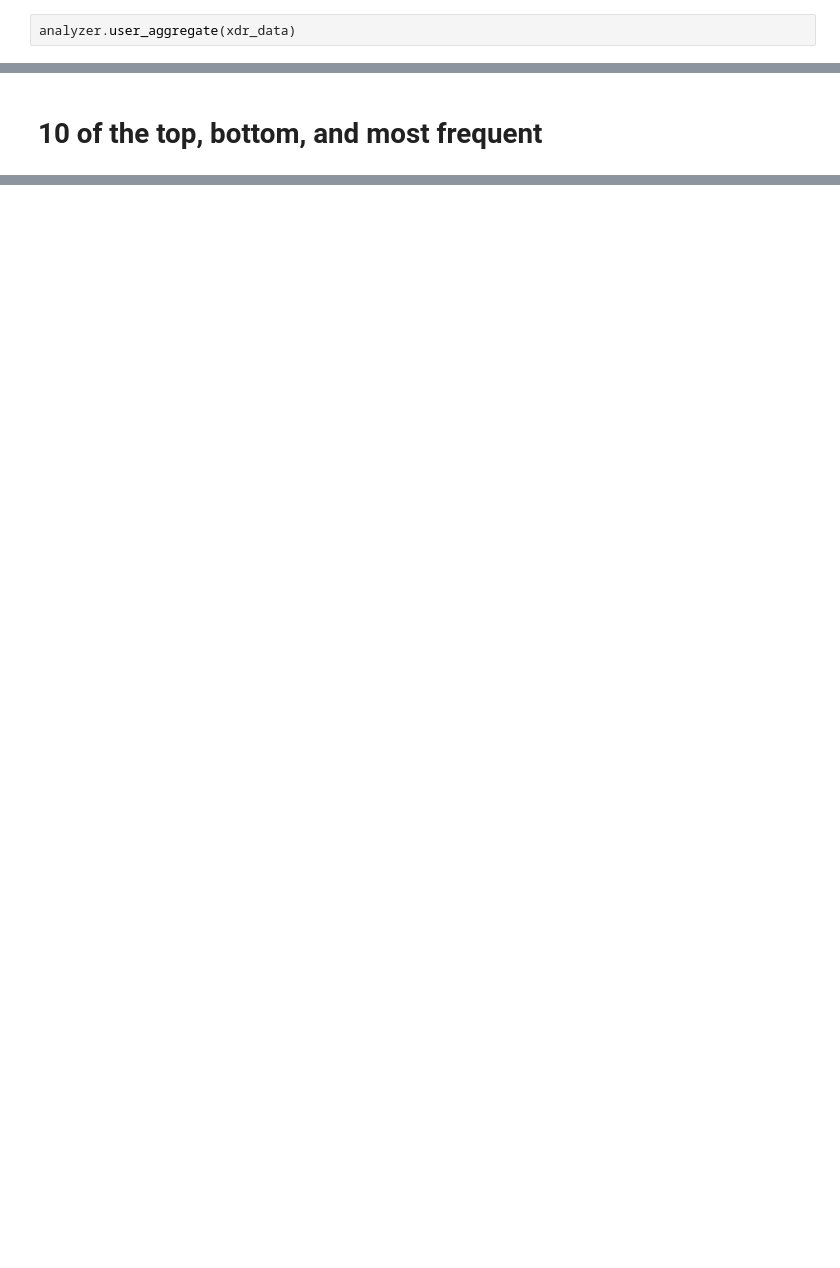
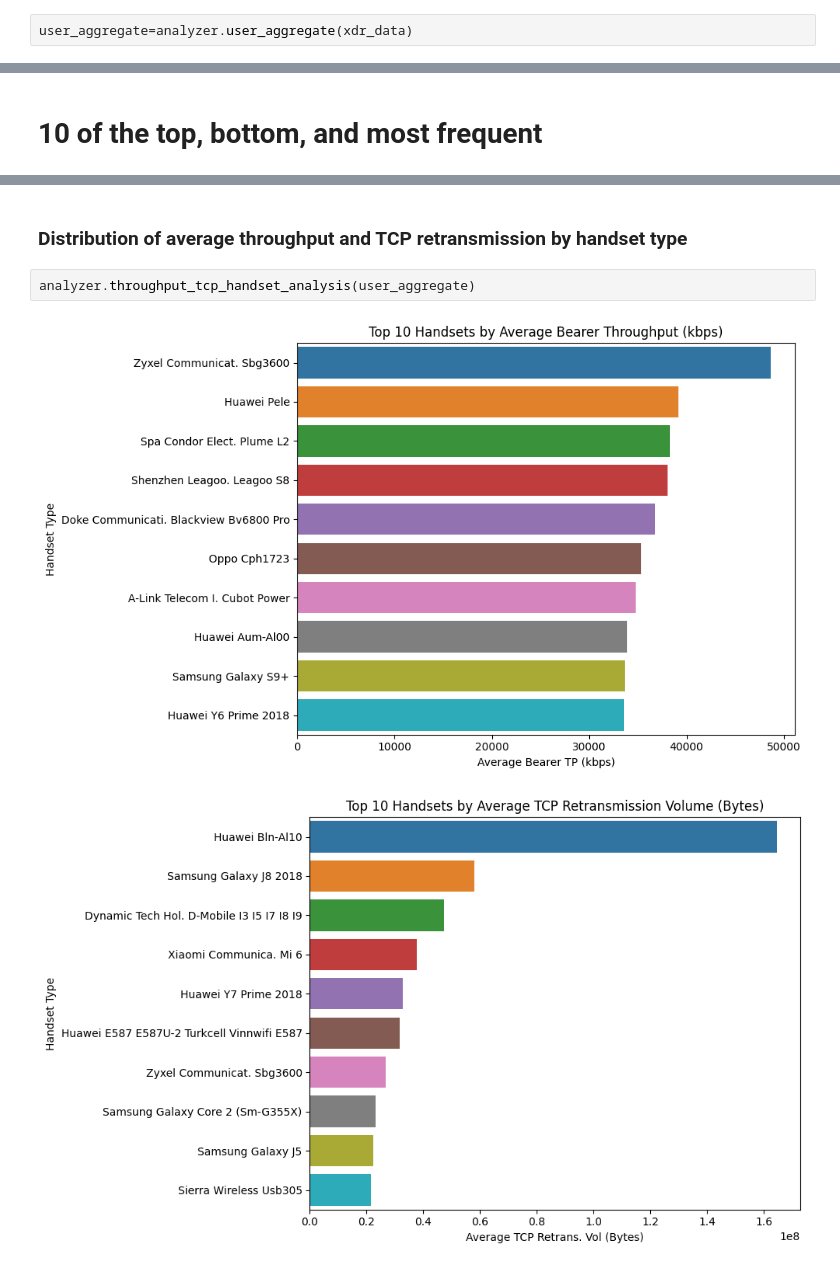
Before and after one commit to wolderufael/Telecom_Company_Users_Data_Analytics, a Jupyter notebook: notebook/user_experience_analysis.ipynb, the cells around one changed output, grey strips where cells are left out. Drawn from its saved outputs; the diff is of its cells as text; blank space fills up the shorter version.

Commit message:
TP and TCP distribution per handset type

```diff
--- a/notebook/user_experience_analysis.ipynb
+++ b/notebook/user_experience_analysis.ipynb
@@ -42,5 +22,5 @@ analyzer= ExperienceAnalyzer()
 # %% [markdown]
 ### User Data Aggregate
 # %%
-analyzer.user_aggregate(xdr_data)
+user_aggregate=analyzer.user_aggregate(xdr_data)
 # %% [output]
@@ -61,0 +66,7 @@ analyzer.user_aggregate(xdr_data)
+# %% [markdown]
+### Distribution of average throughput and TCP retransmission by handset type
+# %%
+analyzer.throughput_tcp_handset_analysis(user_aggregate)
+# %% [output]
+[figure, added]
+[figure, added]
```
Also changed, not shown: parts of 3 cells of this notebook, 1 other file.
